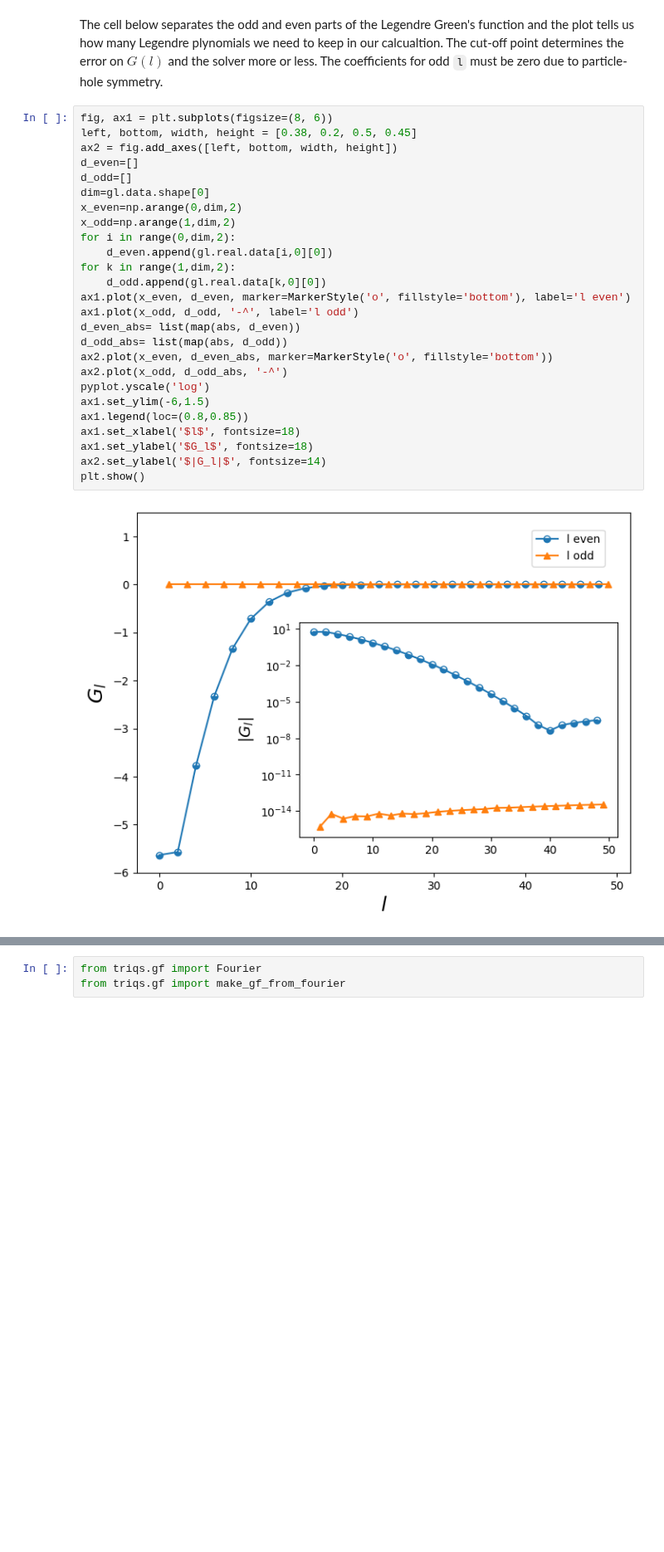
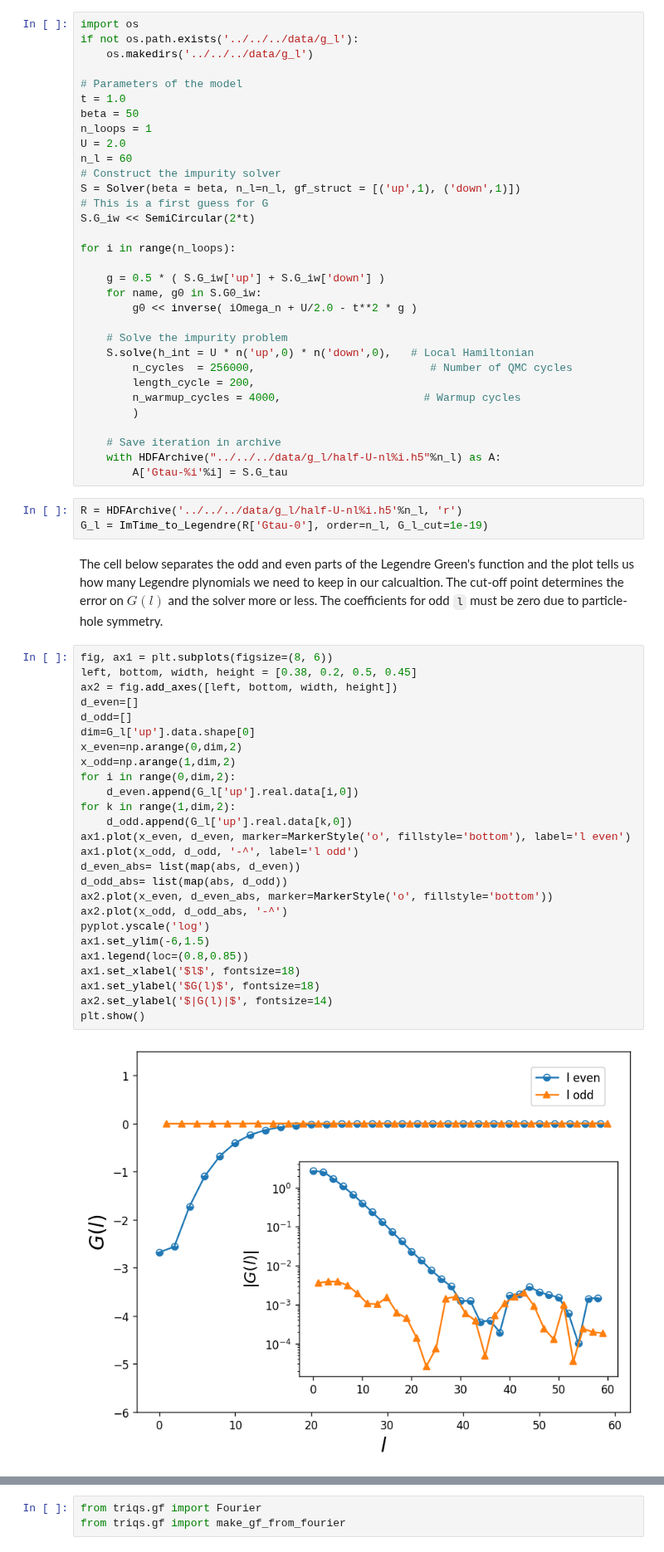
Before and after one commit to TRIQS/cthyb, a Jupyter notebook: doc/guide/cthyb_convergence_tests.ipynb, the cells around one changed output, grey strips where cells are left out. Shown at 83% size. Saved outputs shown, nothing was run; the diff lists cells and outputs as text; blank space fills up the shorter version.

```diff
--- a/doc/guide/cthyb_convergence_tests.ipynb
+++ b/doc/guide/cthyb_convergence_tests.ipynb
@@ -355,31 +340,66 @@ gl = ImTime_to_Legendre(gtau, order=50, G_l_cut=1e-19)
+# %%
+import os
+if not os.path.exists('../../../data/g_l'):
+    os.makedirs('../../../data/g_l')
+
+# Parameters of the model
+t = 1.0
+beta = 50
+n_loops = 1
+U = 2.0
+n_l = 60
+# Construct the impurity solver
+S = Solver(beta = beta, n_l=n_l, gf_struct = [('up',1), ('down',1)])
+# This is a first guess for G
+S.G_iw << SemiCircular(2*t)
+
+for i in range(n_loops):
+
+    g = 0.5 * ( S.G_iw['up'] + S.G_iw['down'] )
+    for name, g0 in S.G0_iw:
+        g0 << inverse( iOmega_n + U/2.0 - t**2 * g )
+
+    # Solve the impurity problem
+    S.solve(h_int = U * n('up',0) * n('down',0),   # Local Hamiltonian
+        n_cycles  = 256000,                           # Number of QMC cycles
+        length_cycle = 200,
+        n_warmup_cycles = 4000,                      # Warmup cycles
+        )
+
+    # Save iteration in archive
+    with HDFArchive("../../../data/g_l/half-U-nl%i.h5"%n_l) as A:
+        A['Gtau-%i'%i] = S.G_tau
+# %%
+R = HDFArchive('../../../data/g_l/half-U-nl%i.h5'%n_l, 'r')
+G_l = ImTime_to_Legendre(R['Gtau-0'], order=n_l, G_l_cut=1e-19)
 # %% [markdown]
 The cell below separates the odd and even parts of the Legendre Green's function and the plot tells us how many Legendre plynomials we need to keep in our calcualtion. The cut-off point determines the error on $G(l)$ and the solver more or less. The coefficients for odd `l` must be zero due to particle-hole symmetry.
 # %%
 fig, ax1 = plt.subplots(figsize=(8, 6))
 left, bottom, width, height = [0.38, 0.2, 0.5, 0.45]
 ax2 = fig.add_axes([left, bottom, width, height])
 d_even=[]
 d_odd=[]
-dim=gl.data.shape[0]
+dim=G_l['up'].data.shape[0]
 x_even=np.arange(0,dim,2)
 x_odd=np.arange(1,dim,2)
 for i in range(0,dim,2):
-    d_even.append(gl.real.data[i,0][0])
+    d_even.append(G_l['up'].real.data[i,0])
 for k in range(1,dim,2):
-    d_odd.append(gl.real.data[k,0][0])
+    d_odd.append(G_l['up'].real.data[k,0])
 ax1.plot(x_even, d_even, marker=MarkerStyle('o', fillstyle='bottom'), label='l even')
 ax1.plot(x_odd, d_odd, '-^', label='l odd')
 d_even_abs= list(map(abs, d_even))
 d_odd_abs= list(map(abs, d_odd))
 ax2.plot(x_even, d_even_abs, marker=MarkerStyle('o', fillstyle='bottom'))
 ax2.plot(x_odd, d_odd_abs, '-^')
 pyplot.yscale('log')
 ax1.set_ylim(-6,1.5)
 ax1.legend(loc=(0.8,0.85))
 ax1.set_xlabel('$l$', fontsize=18)
-ax1.set_ylabel('$G_l$', fontsize=18)
-ax2.set_ylabel('$|G_l|$', fontsize=14)
+ax1.set_ylabel('$G(l)$', fontsize=18)
+ax2.set_ylabel('$|G(l)|$', fontsize=14)
 plt.show()
 # %% [output]
-[figure, old version]
+[figure, new version]
 # %% [markdown]
```
Also changed, not shown: parts of 22 cells of this notebook.
